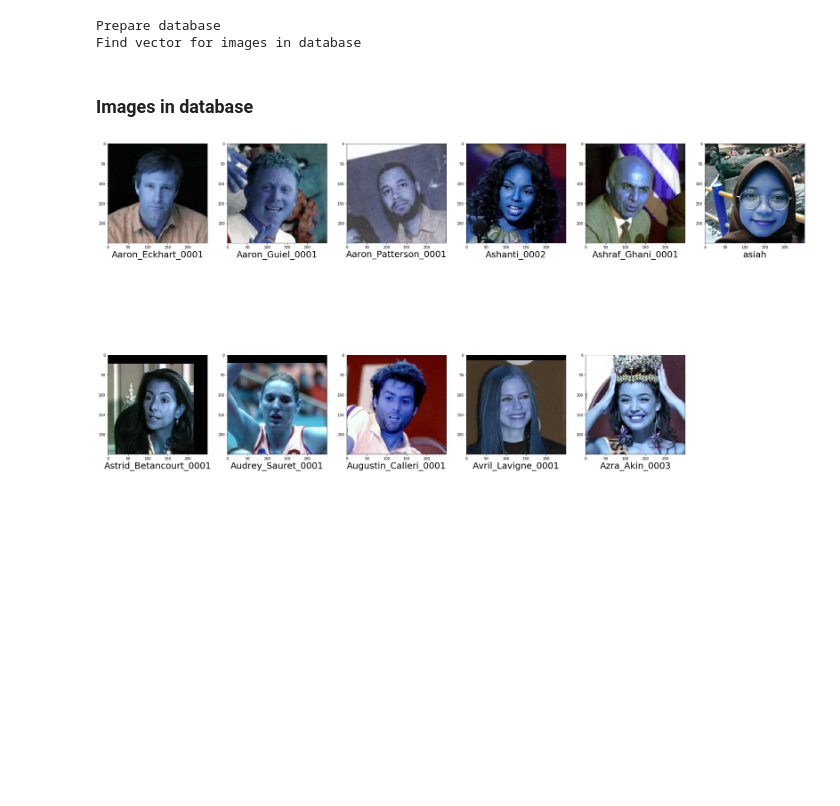
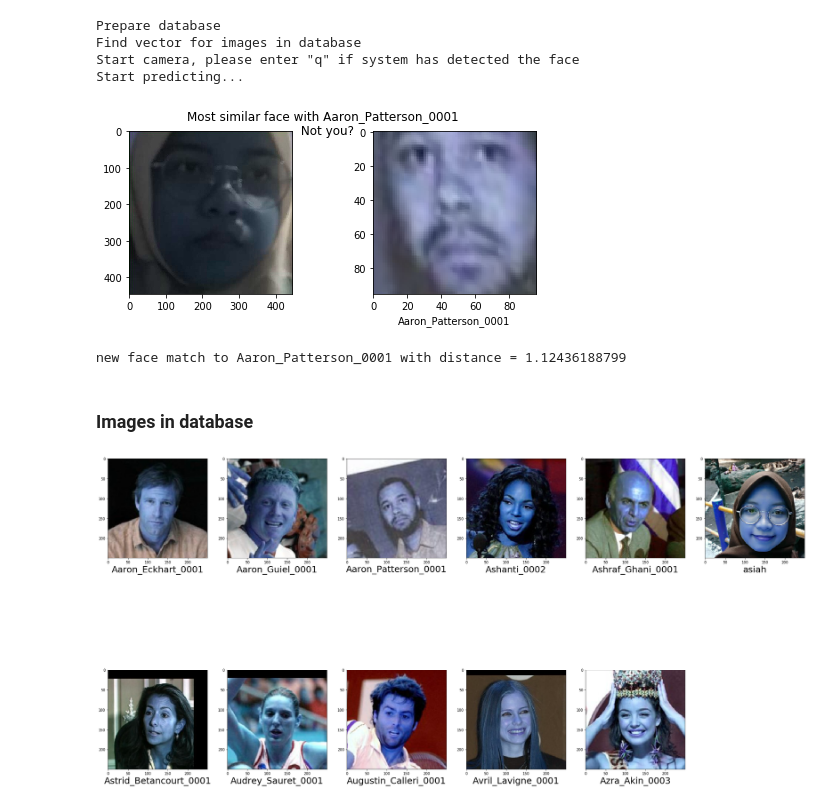
Before and after one commit to nasiahur/face_detection, a Jupyter notebook: face-detection.ipynb, the cells around one changed output. Drawn from its saved outputs; the diff is of its cells as text; code cells hidden in the pictures; blank space fills up the shorter version.

```diff
--- a/Untitled.ipynb
+++ b/face-detection.ipynb
@@ -38,15 +40,17 @@ def prepare_database():
     foto = []
 
     for img in glob.glob('database/*.jpg'):
-        #print(str(img))
-        label.append(str(img).split('\\')[1].split('.')[0])
+        try:
+            label.append(str(img).split('/')[1].split('.')[0])
+        except:
+            label.append(str(img).split('\\')[1].split('.')[0])
         image = cv2.imread(img)
         image = cv2.resize(image, (250,250))
         foto.append(np.array(image))
     return np.array(foto), np.array(label)
 
 def webcam_face_detection():
-    video_capture = cv2.VideoCapture(0) # use for ipcamera "http://192.168.43.1:8080/video")
+    video_capture = cv2.VideoCapture( "http://192.168.43.61:8080/video")
     detector = dlib.get_frontal_face_detector()
 
     while True:
@@ -54,7 +58,6 @@ def webcam_face_detection():
 
         gray = cv2.cvtColor(frame, cv2.COLOR_BGR2GRAY)
         rects = detector(gray, 0)
-        print(rects)
         for face in rects:
             x = face.left()
             y = face.top()
@@ -67,11 +70,11 @@ def webcam_face_detection():
 
         if cv2.waitKey(1) & 0xFF == ord('q'):
             cv2.imwrite('only_face.jpg', face_region)
-            return face_region
             break
 
     video_capture.release()
     cv2.destroyAllWindows()
+    return face_region
 
 def distance(emb1, emb2):
     return np.sum(np.square(emb1 - emb2))
@@ -82,13 +85,14 @@ def nearest_distance(new_face):
         dist.append(distance(new_face, embedded[i]))
 
     idx_min = np.array(dist).argmin()
+    dist_min = dist[idx_min]
     show_pair(new_face, idx_min)
 
-    return idx_min, dist[idx_min]
+    return idx_min, dist_min
 
 def show_pair(idx1, idx2):
     plt.figure(figsize=(8,3))
-    plt.suptitle('Most similar face with distance = {distance(idx1, embedded[idx2]):.2f} \n Not you?')
+    plt.suptitle('Most similar face with '+ str(label[idx2]) +' \n Not you?')
     plt.subplot(121)
     plt.imshow(face_region)
     plt.subplot(122)
@@ -98,21 +102,28 @@ def show_pair(idx1, idx2):
 
 nn4_small2_pretrained = model.create_model()
 nn4_small2_pretrained.load_weights('models/nn4.small2.v1.h5')
-
-if __name__ == "__main__":
-    print('Prepare database')
-    foto, label = prepare_database()
-    print('Find vector for images in database')
-#     embedded = to_vector_embedded(foto)
-#     print('Start camera, please enter "q" if system has detected the face')
-#     face_region = webcam_face_detection()
-#     print('Start predicting...')
-#     new_face = to_vector_embedded(face_region)
-#     match, dist = nearest_distance(new_face)
-#     print('new face match to ' + label[match] + ' with distance = ' + str(dist))
-# %% [output]
-Prepare database
-Find vector for images in database
+# %%
+if __name__ == "__main__":
+    print('Prepare database')
+    foto, label = prepare_database()
+    print('Find vector for images in database')
+    embedded = to_vector_embedded(foto)
+    print('Start camera, please enter "q" if system has detected the face')
+    face_region = webcam_face_detection()
+    print('Start predicting...')
+    try:
+        new_face = to_vector_embedded(face_region)
+        match, dist = nearest_distance(new_face)
+        print('new face match to ' + label[match] + ' with distance = ' + str(dist))
+    except:
+        print('Failed. Nothing to predict.')
+# %% [output]
+Prepare database
+Find vector for images in database
+Start camera, please enter "q" if system has detected the face
+Start predicting...
+[figure, added]
+new face match to Aaron_Patterson_0001 with distance = 1.12436188799
 # %% [markdown]
 ### Images in database
 # %%
```
Also changed, not shown: parts of 1 cell of this notebook, 2 other files.
